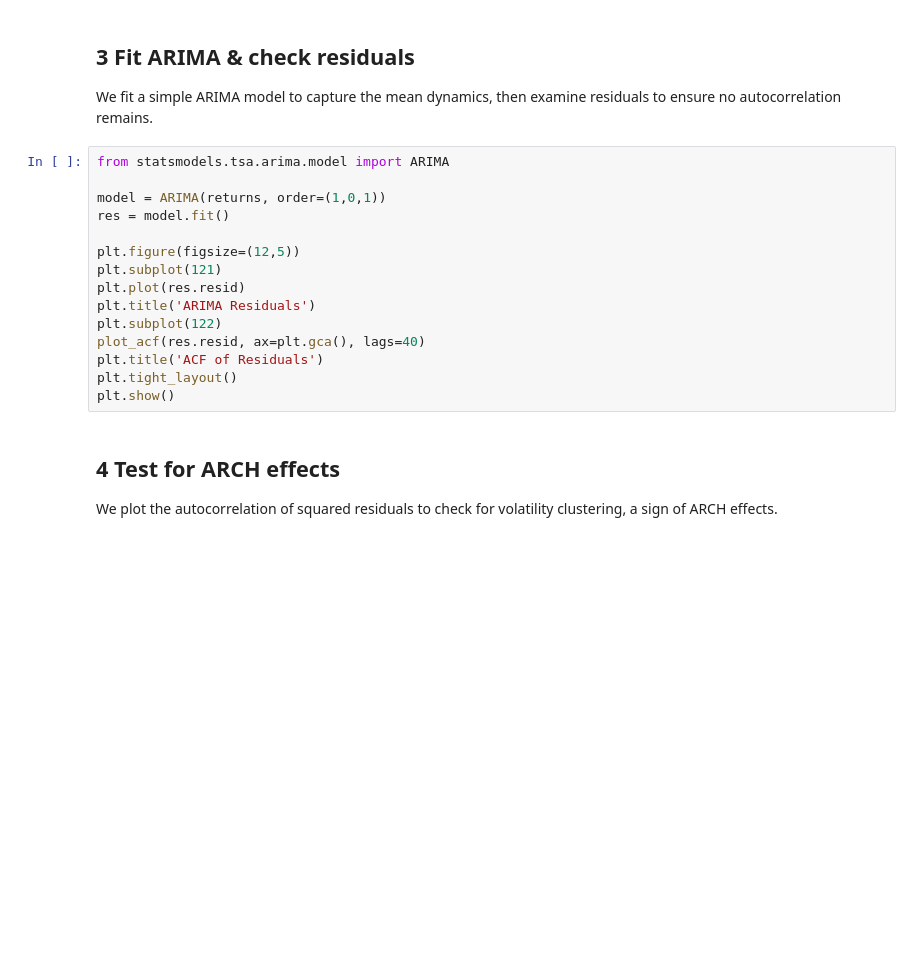
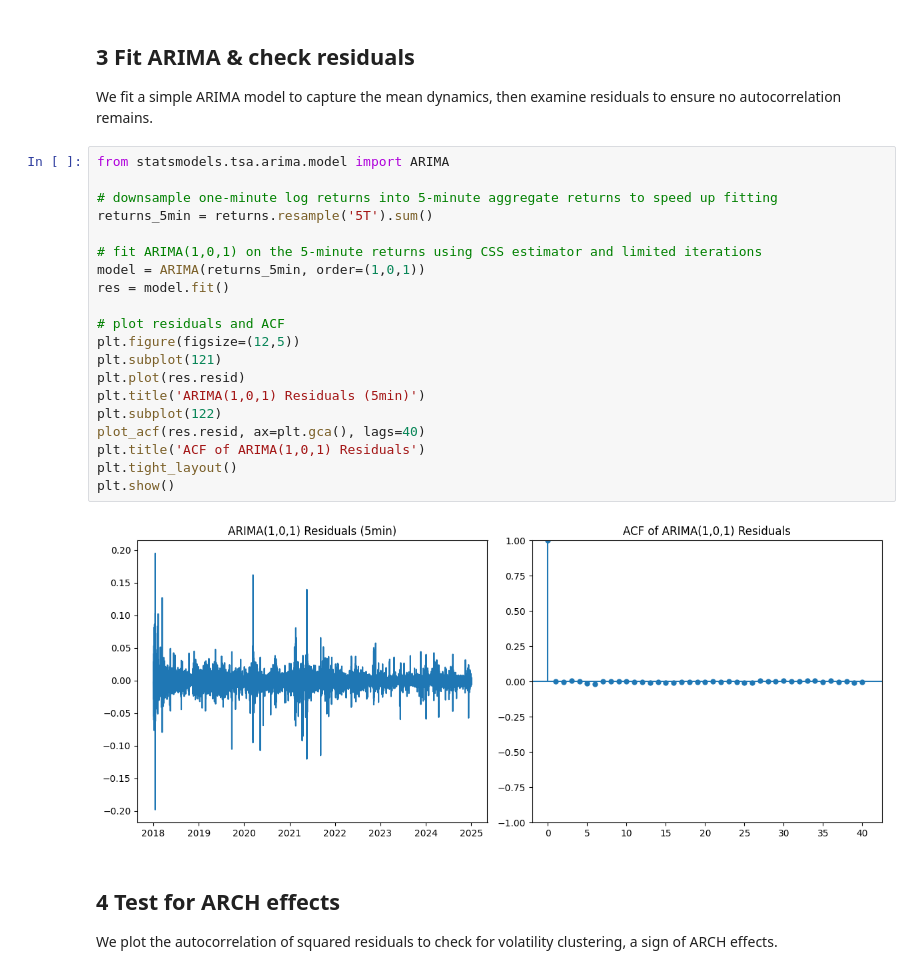
Before and after one commit to VodkaSodaBrah/ts_basics, a Jupyter notebook: Modeling/Notebooks/3_garch.ipynb, the cells around one changed output. Drawn from its saved outputs; the diff is of its cells as text; blank space fills up the shorter version.

```diff
--- a/Modeling/Notebooks/3_garch.ipynb
+++ b/Modeling/Notebooks/3_garch.ipynb
@@ -35,18 +35,25 @@ We fit a simple ARIMA model to capture the mean dynamics, then examine residuals
 # %%
 from statsmodels.tsa.arima.model import ARIMA
 
-model = ARIMA(returns, order=(1,0,1))
+# downsample one-minute log returns into 5‑minute aggregate returns to speed up fitting
+returns_5min = returns.resample('5T').sum()
+
+# fit ARIMA(1,0,1) on the 5‑minute returns using CSS estimator and limited iterations
+model = ARIMA(returns_5min, order=(1,0,1))
 res = model.fit()
 
+# plot residuals and ACF
 plt.figure(figsize=(12,5))
 plt.subplot(121)
 plt.plot(res.resid)
-plt.title('ARIMA Residuals')
+plt.title('ARIMA(1,0,1) Residuals (5min)')
 plt.subplot(122)
 plot_acf(res.resid, ax=plt.gca(), lags=40)
-plt.title('ACF of Residuals')
+plt.title('ACF of ARIMA(1,0,1) Residuals')
 plt.tight_layout()
 plt.show()
+# %% [output]
+[figure, added]
 # %% [markdown]
 ## 4 Test for ARCH effects
 
```
Also changed, not shown: parts of 5 cells of this notebook, 1 other file.
